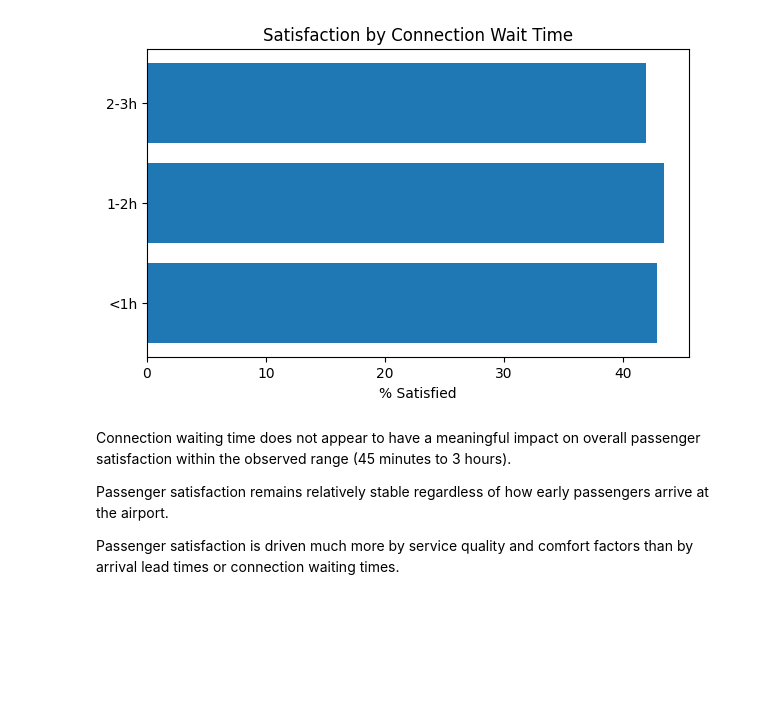
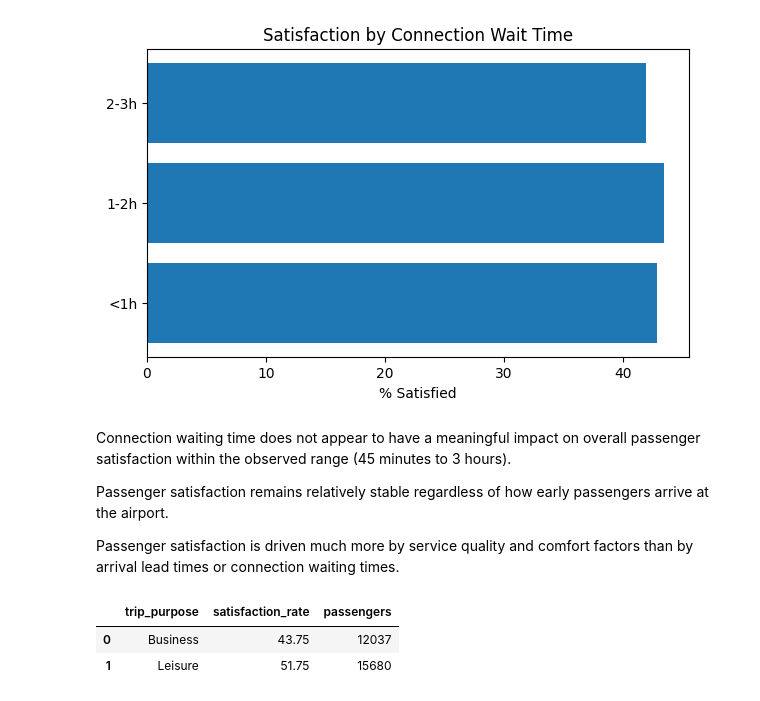
Before and after one commit to beldjilalibouchraa/Passenger-Satisfaction-Analytics-Project, a Jupyter notebook: Passengers analysis jupyter project.ipynb, the cells around one changed output. Cells and saved outputs as stored; diff of their text form; code cells hidden in the pictures; blank space fills up the shorter version.

```diff
--- a/Passengers analysis jupyter project.ipynb
+++ b/Passengers analysis jupyter project.ipynb
@@ -535,3 +534,19 @@ Connection waiting time does not appear to have a meaningful impact on overall p
 Passenger satisfaction remains relatively stable regardless of how early passengers arrive at the airport.
 
 Passenger satisfaction is driven much more by service quality and comfort factors than by arrival lead times or connection waiting times.
+# %%
+trip_purpose_comp = (
+    df[df['trip_purpose'].isin(['Business', 'Leisure'])]
+      .groupby('trip_purpose')
+      .agg(
+          satisfaction_rate=('liked', lambda x: round(x.mean() * 100, 2)),
+          passengers=('liked', 'count')
+      )
+      .reset_index()
+)
+
+trip_purpose_comp
+# %% [output]
+|  | trip_purpose | satisfaction_rate | passengers |
+| 0 | Business | 43.75 | 12037 |
+| 1 | Leisure | 51.75 | 15680 |
```
Also changed, not shown: parts of 23 cells of this notebook.
